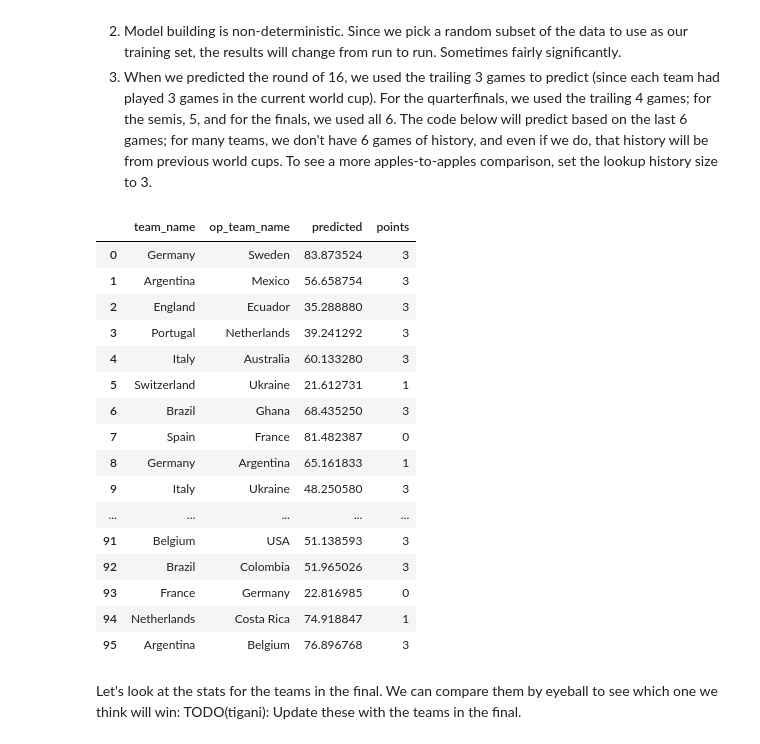
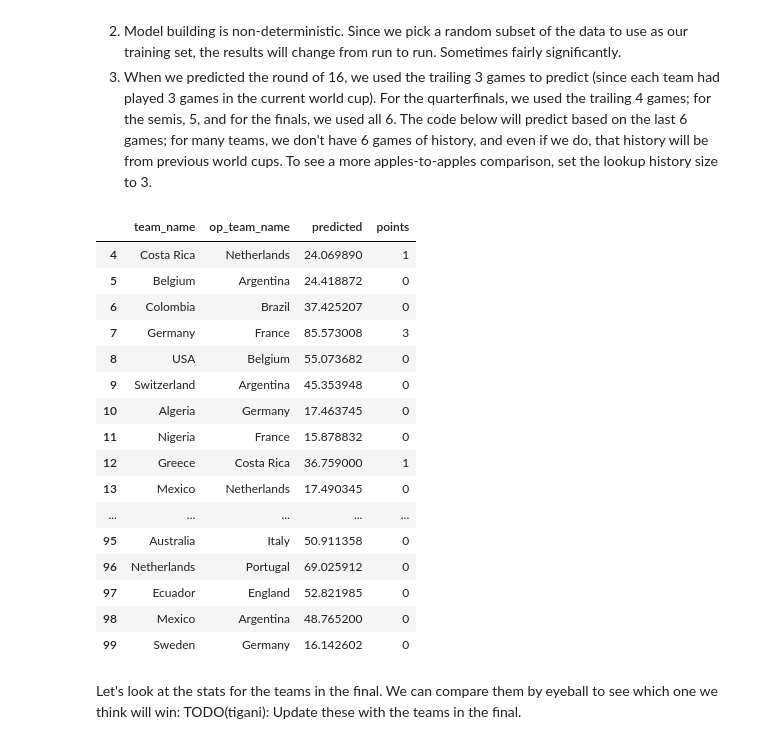
Before and after one commit to fhoffa/io, a Jupyter notebook: regression/wc-final.ipynb, the cells around one changed output. Cells and saved outputs as stored; diff of their text form; code cells hidden in the pictures.

```diff
--- a/regression/wc-final.ipynb
+++ b/regression/wc-final.ipynb
@@ -66,11 +66,13 @@ prepared statistics instead of the raw data.
 In order to predict a game, we look at the previous N games of history for each team, where N is defined here as history_size.
 # %%
 import features
+reload(features)
 
 # Sets the history size. This is how far back we will look before each game to aggregate statistics
 # to predict the next game. For example, a history size of 5 will look at the previous 5 games played
 # by a particular team in order to predict the next game.
 history_size = 6
 
+game_summaries = features.get_game_summaries()
 data = features.get_features(history_size)
 # %% [output]
@@ -309,12 +312,13 @@ power_cols = [
   ('points', lambda p: p > 0, 'wins'),
 ]
 
-power_data = power.addPower(club_data, club_data, power_cols)
+power_data = power.addPower(club_data, game_summaries, power_cols)
 power_train = power_data.loc[power_data['points'] <> 1]
 # power_train = power_data
 (power_model, power_test) = world_cup.trainModel(
     power_train, match_stats.get_non_feature_columns())
-print "\nRsquared: %0.03g" % power_model.prsquared
+print "\nRsquared: %0.03g, Power Coef %0.03g" % (power_model.prsquared,
+                                                 math.exp(power_model.params['power_wins']))
 
 power_results = world_cup.predictModel(power_model, power_test,
     match_stats.get_non_feature_columns())
@@ -358,5 +368,9 @@ reload(features)
 
 wc_history_size = 3
 wc_data = world_cup.prepareData(features.get_wc_features(wc_history_size))
-data = world_cup.prepareData(features.get_features(wc_history_size))
+wc_labeled = world_cup.prepareData(features.get_features(wc_history_size))
+wc_labeled = wc_labeled[wc_labeled['competitionid'] == 4]
+
+
+wc_power_train = game_summaries[game_summaries['competitionid'] == 4].copy()
 # %% [output]
@@ -399,13 +413,14 @@ The lattice of teams playing eachother in the world cup is pretty sparese. Many
 
 We'll output the power rankings from the previous games. We should eyeball them to make sure they make sense.
 # %%
-wc_train_power_data = world_cup.prepareData(wc_features_labeled.copy())
-
+reload(power)
 # When training power data, since the games span multiple competitions, just set is_home to 0.5
 # Otherwise when we looked at games from the 2010 world cup, we'd think Brazil was still at
 # home instead of South Africa.
-wc_train_power_data['is_home'] = 0.5
-wc_power_data = power.addPower(wc_data, wc_train_power_data, power_cols)
+wc_power_train['is_home'] = 0.5
+wc_power_data = power.addPower(wc_data, wc_power_train, power_cols)
+# wc_power_data = wc_data.copy()
+# wc_power_data['power_wins'] = 0.5
 # Weaken the power factor since we don't have very much data. We rescale it from .25
 # through .75.
 
@@ -441,38 +459,38 @@ There are three reasons why the prediction numbers might be different from the n
 # %%
 pd.set_option('display.max_rows', 5000)
 pd.set_option('display.max_columns', 500)
 pd.set_option('display.width', 1000)
 
-wc_labeled = data[data['competitionid'] == 4]
+
 wc_with_points = wc_power_data.copy()
 wc_with_points.index = pd.Index(zip(wc_with_points['matchid'], wc_with_points['teamid']))
 wc_labeled.index = pd.Index(zip(wc_labeled['matchid'], wc_labeled['teamid']))
 wc_with_points['points'] = wc_labeled['points']
 wc_pred = world_cup.extractPredictions(wc_with_points,
                                        wc_results['predicted'])
 
 # Reverse our predictions to show the most recent first.
 wc_pred.reindex(index=wc_pred.index[::-1])
 # Show our predictions for the games that have already happenned.
 wc_pred[wc_pred['points'] >= 0.0]
 # %% [output]
 |  | team_name | op_team_name | predicted | points |
-| 0 | Germany | Sweden | 83.873524 | 3 |
-| 1 | Argentina | Mexico | 56.658754 | 3 |
-| 2 | England | Ecuador | 35.288880 | 3 |
-| 3 | Portugal | Netherlands | 39.241292 | 3 |
-| 4 | Italy | Australia | 60.133280 | 3 |
-| 5 | Switzerland | Ukraine | 21.612731 | 1 |
-| 6 | Brazil | Ghana | 68.435250 | 3 |
-| 7 | Spain | France | 81.482387 | 0 |
-| 8 | Germany | Argentina | 65.161833 | 1 |
-| 9 | Italy | Ukraine | 48.250580 | 3 |
+| 4 | Costa Rica | Netherlands | 24.069890 | 1 |
+| 5 | Belgium | Argentina | 24.418872 | 0 |
+| 6 | Colombia | Brazil | 37.425207 | 0 |
+| 7 | Germany | France | 85.573008 | 3 |
+| 8 | USA | Belgium | 55.073682 | 0 |
+| 9 | Switzerland | Argentina | 45.353948 | 0 |
+| 10 | Algeria | Germany | 17.463745 | 0 |
+| 11 | Nigeria | France | 15.878832 | 0 |
+| 12 | Greece | Costa Rica | 36.759000 | 1 |
+| 13 | Mexico | Netherlands | 17.490345 | 0 |
 | ... | ... | ... | ... | ... |
-| 91 | Belgium | USA | 51.138593 | 3 |
-| 92 | Brazil | Colombia | 51.965026 | 3 |
-| 93 | France | Germany | 22.816985 | 0 |
-| 94 | Netherlands | Costa Rica | 74.918847 | 1 |
-| 95 | Argentina | Belgium | 76.896768 | 3 |
+| 95 | Australia | Italy | 50.911358 | 0 |
+| 96 | Netherlands | Portugal | 69.025912 | 0 |
+| 97 | Ecuador | England | 52.821985 | 0 |
+| 98 | Mexico | Argentina | 48.765200 | 0 |
+| 99 | Sweden | Germany | 16.142602 | 0 |
 # %% [markdown]
 Let's look at the stats for the teams in the final. We can compare them by eyeball to see which one we think will win:
 TODO(tigani): Update these with the teams in the final.
```
Also changed, not shown: parts of 10 cells of this notebook, 3 other files.
